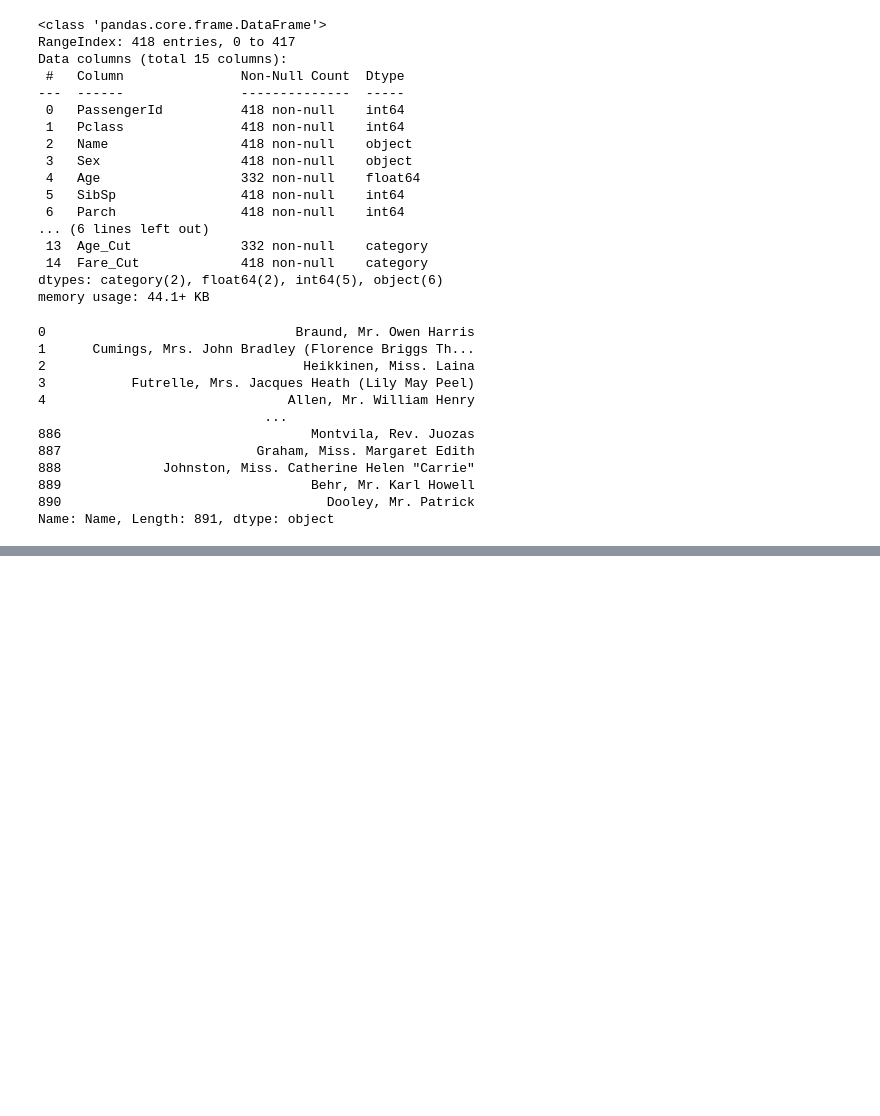
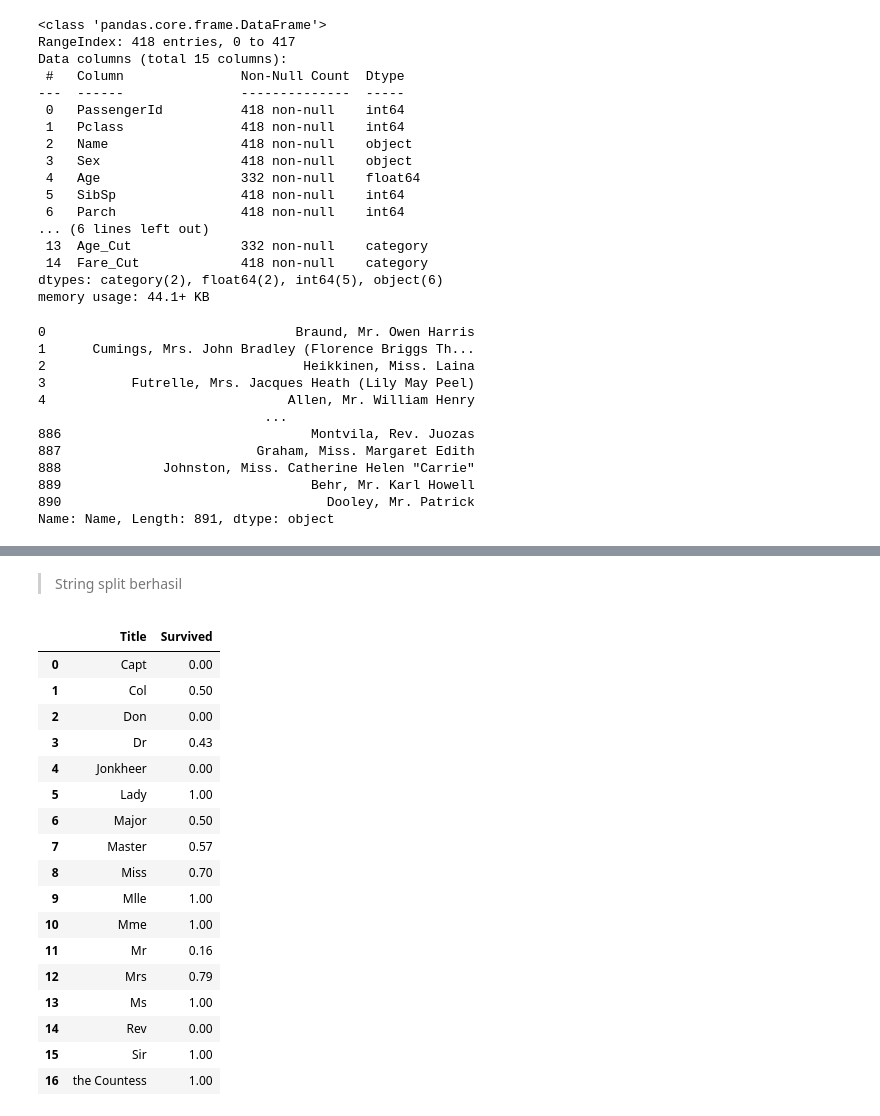
Before and after one commit to Zendin110206/titanic-survival-prediction, a Jupyter notebook: notebooks/titanic_classification.ipynb, the cells around one changed output, grey strips where cells are left out. Cells and saved outputs as stored; diff of their text form; code cells hidden in the pictures; blank space fills up the shorter version.

```diff
--- a/notebooks/titanic_classification.ipynb
+++ b/notebooks/titanic_classification.ipynb
@@ -890,0 +965,23 @@ Name: Name, Length: 891, dtype: object
+# %% [markdown]
+> String split berhasil
+# %%
+train_df.groupby(["Title"], as_index=False,)["Survived"].mean()
+# %% [output]
+|  | Title | Survived |
+| 0 | Capt | 0.00 |
+| 1 | Col | 0.50 |
+| 2 | Don | 0.00 |
+| 3 | Dr | 0.43 |
+| 4 | Jonkheer | 0.00 |
+| 5 | Lady | 1.00 |
+| 6 | Major | 0.50 |
+| 7 | Master | 0.57 |
+| 8 | Miss | 0.70 |
+| 9 | Mlle | 1.00 |
+| 10 | Mme | 1.00 |
+| 11 | Mr | 0.16 |
+| 12 | Mrs | 0.79 |
+| 13 | Ms | 1.00 |
+| 14 | Rev | 0.00 |
+| 15 | Sir | 1.00 |
+| 16 | the Countess | 1.00 |
```
Also changed, not shown: parts of 58 cells of this notebook, 1 other file.
